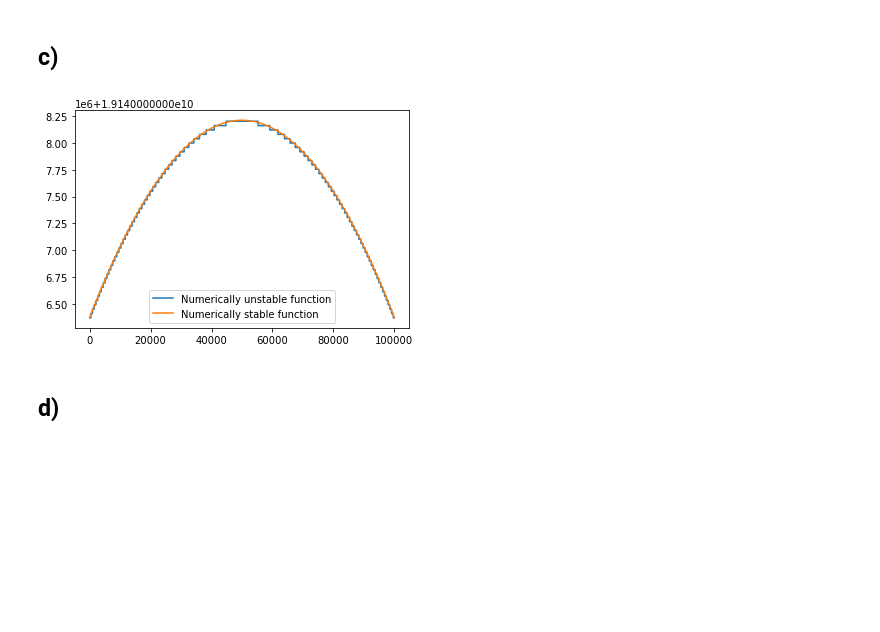
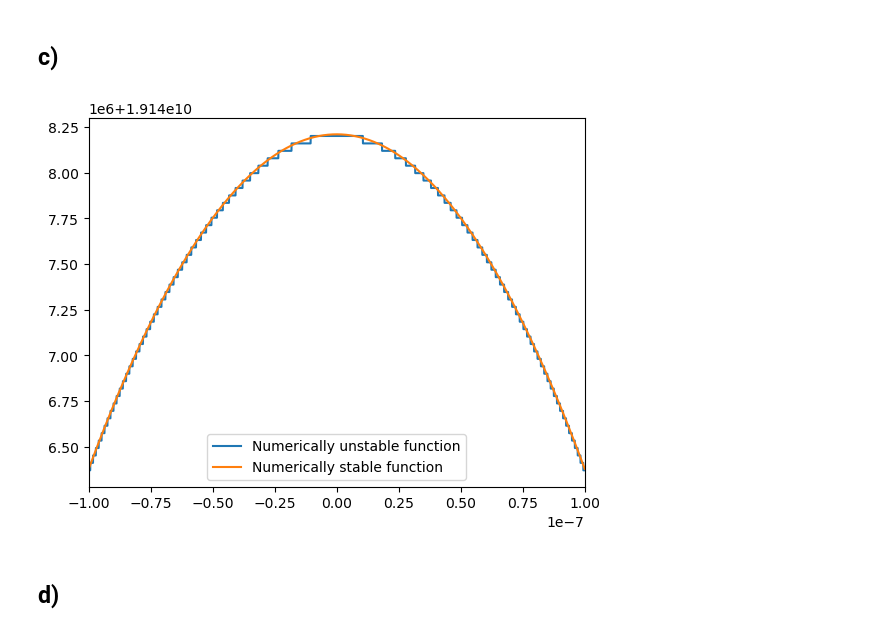
Before and after one commit to joeyko2706/SMD23, a Jupyter notebook: Blatt01/KorrekturA1.ipynb, the cells around one changed output. Saved outputs shown, nothing was run; the diff lists cells and outputs as text; code cells hidden in the pictures; blank space fills up the shorter version.

```diff
--- a/Blatt01/KorrekturA1.ipynb
+++ b/Blatt01/KorrekturA1.ipynb
@@ -200,12 +207,13 @@ def f_new(E, theta):
 # %%
 # plotting both functions in the critical interval
 x = np.linspace(-1e-7, 1e-7, 100000, dtype='float64')
-plt.plot(f(50e9, x), label='Numerically unstable function')
-plt.plot(f_new(50e9, x), label='Numerically stable function')
+plt.plot(x, f(50e9, x), label='Numerically unstable function') #Fehler lag wieder beim x plotten
+plt.plot(x, f_new(50e9, x), label='Numerically stable function')
+plt.xlim(-1e-7,1e-7)
 plt.legend()
 plt.show()
 # %% [output]
-[figure, old version]
+[figure, new version]
 # %% [markdown]
 ## d)
 # %% [markdown]
```
Also changed, not shown: parts of 5 cells of this notebook, 2 other files.
